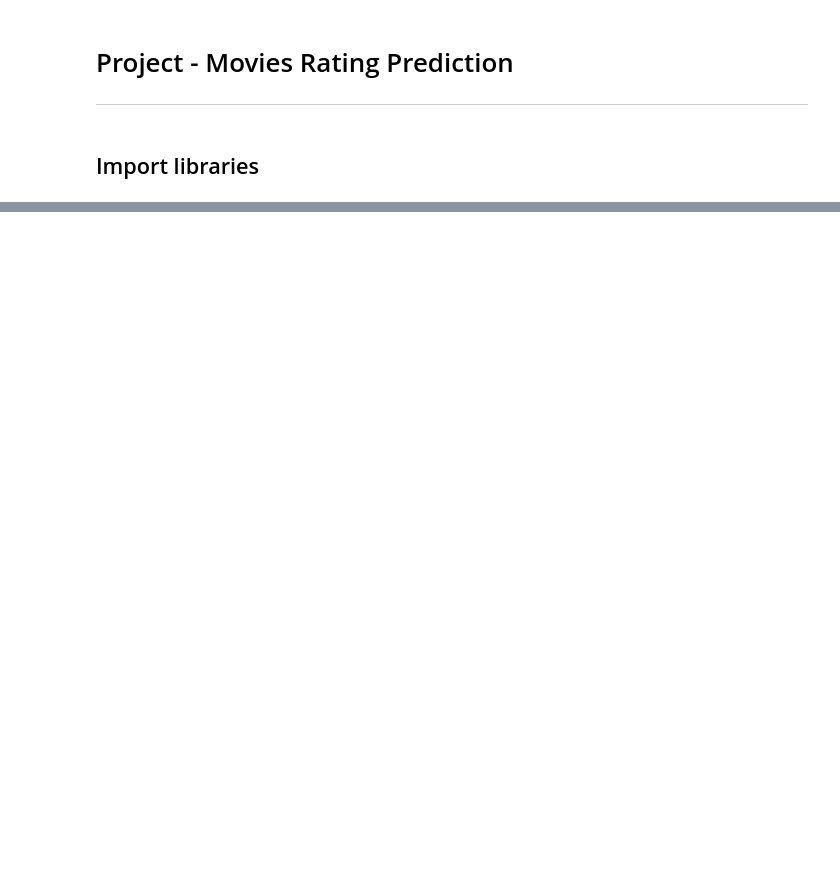
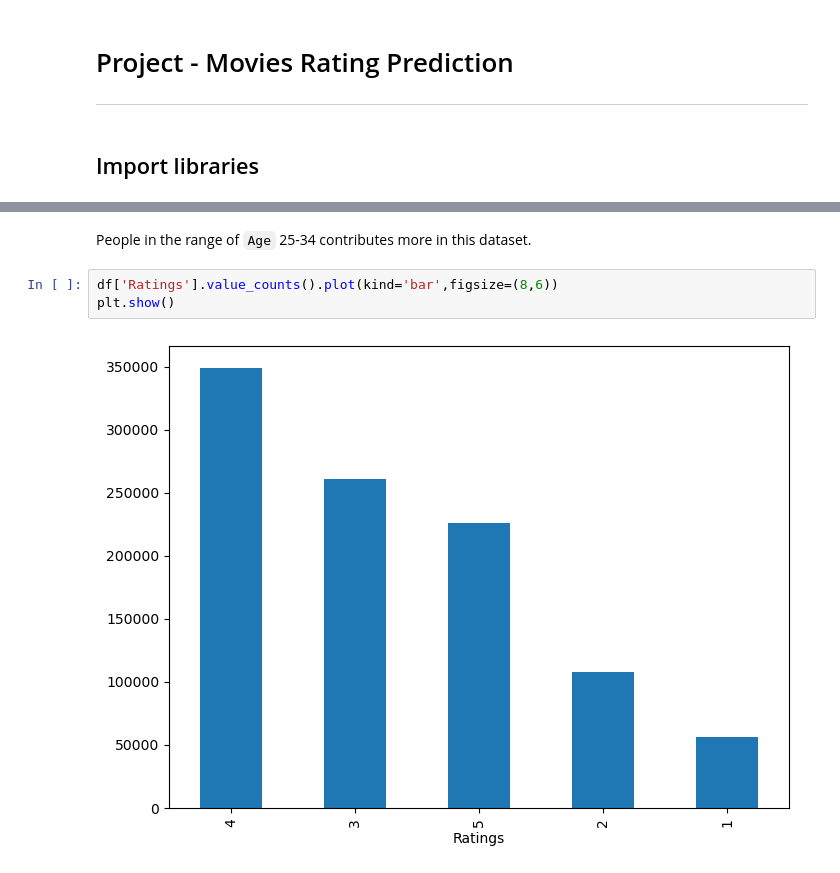
Before and after one commit to Shubhamchaurasia014/Movies-Rating-Prediction, a Jupyter notebook: movies_rating_prediction.ipynb, the cells around one changed output, grey strips where cells are left out. Drawn from its saved outputs; the diff is of its cells as text; blank space fills up the shorter version.

```diff
--- a/movies_rating_prediction.ipynb
+++ b/movies_rating_prediction.ipynb
@@ -13,0 +110,7 @@ from sklearn.model_selection import tra
+# %% [markdown]
+People in the range of `Age` 25-34 contributes more in this dataset.
+# %%
+df['Ratings'].value_counts().plot(kind='bar',figsize=(8,6))
+plt.show()
+# %% [output]
+[figure, added]
```
Also changed, not shown: parts of 19 cells of this notebook.
